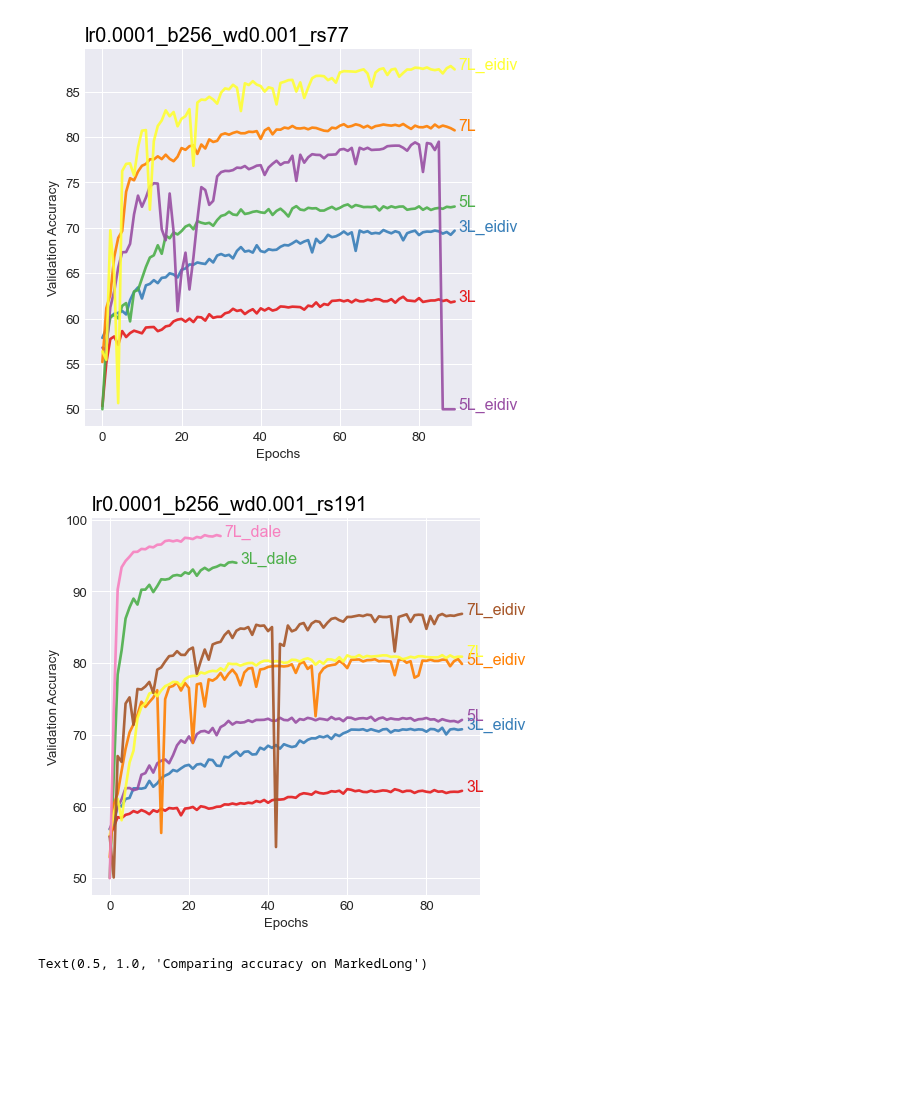
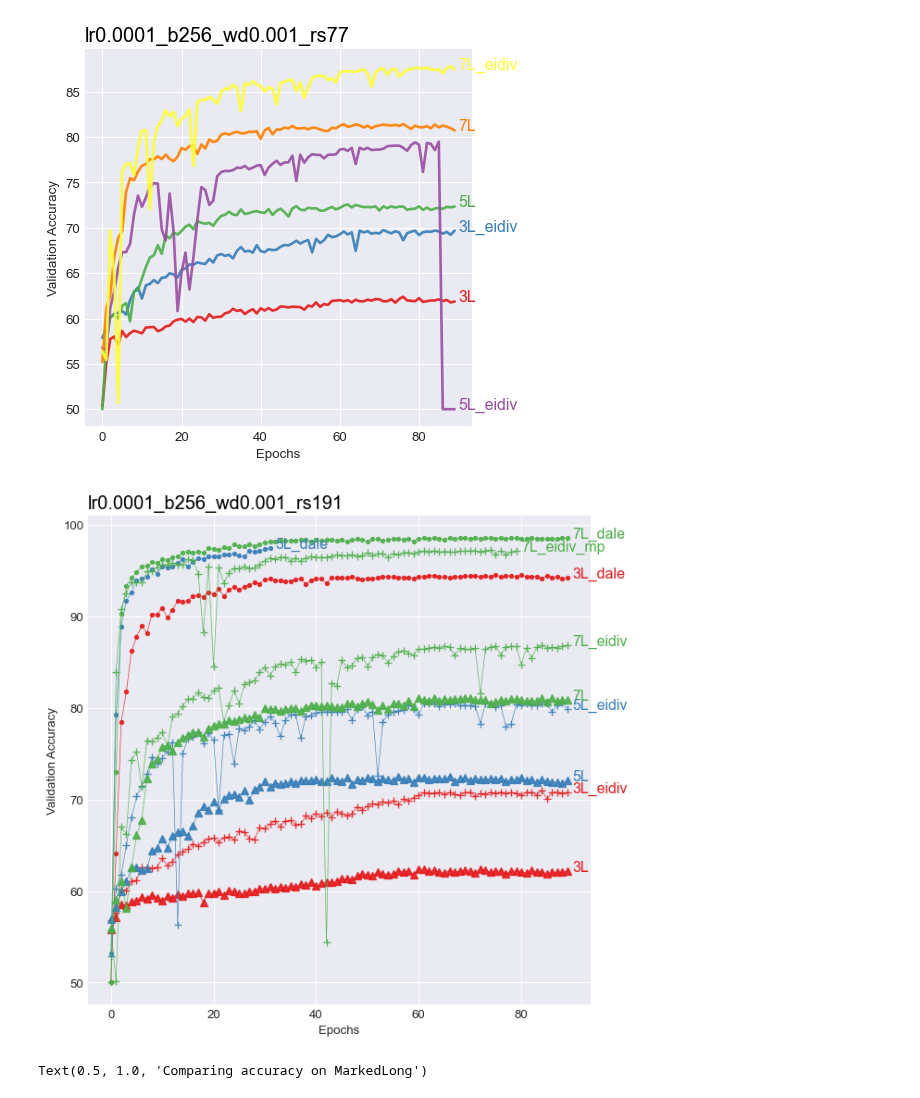
Before and after one commit to hiyuantang/marked_long, a Jupyter notebook: results/vis.ipynb, the cells around one changed output. Cells and saved outputs as stored; diff of their text form; code cells hidden in the pictures; blank space fills up the shorter version.

Commit message:
upload new results and update new vis

```diff
--- a/results/vis.ipynb
+++ b/results/vis.ipynb
@@ -25,12 +25,31 @@ def get_val_results_addtodata(path):
 def vis(acc_list, name_list, title='Validation Accuracy Comparison'):
     plt.style.use('seaborn-darkgrid')
     dpi = 96
-    plt.figure(figsize=(500/dpi, 500/dpi), dpi=dpi)
+    plt.figure(figsize=(700/dpi, 700/dpi), dpi=dpi)
     palette = plt.get_cmap('Set1')
 
     for i in range(len(acc_list)):
-        plt.plot(acc_list[i], marker='', color=palette(i), linewidth=2, alpha=0.9, label=name_list[i])
-        plt.text(len(acc_list[i]), acc_list[i][-1], name_list[i], horizontalalignment='left', size='large', color=palette(i))
+        num = int(name_list[i][0])//2-1
+        if 'eidiv' in name_list[i]:
+            plt.plot(acc_list[i], marker='+',
+                    color=palette(num),
+                    linewidth=0.5, alpha=0.9, label=name_list[i]
+                    )
+        elif 'dale' in name_list[i]:
+            plt.plot(acc_list[i], marker='.',
+                    color=palette(num),
+                    linewidth=0.5, alpha=0.9, label=name_list[i]
+                    )
+        else:
+            plt.plot(acc_list[i], marker='^',
+                    color=palette(num),
+                    linewidth=0.5, alpha=0.9, label=name_list[i]
+                    )
+
+        plt.text(len(acc_list[i]), acc_list[i][-1], name_list[i],
+                horizontalalignment='left', size='large',
+                color=palette(num)
+                )
 
     plt.title(title, loc='left', fontsize=15, fontweight=0, color='black')
     plt.xlabel('Epochs')
@@ -68,8 +87,10 @@ L5_rs191 = get_val_results_addtodata('./rs191/5L.txt')
 L5eidiv_rs191 = get_val_results_addtodata('./rs191/5Leidiv.txt')
 L7_rs191 = get_val_results_addtodata('./rs191/7L.txt')
 L7eidiv_rs191 = get_val_results_addtodata('./rs191/7Leidiv.txt')
+L7eidiv_mp_rs191 = get_val_results_addtodata('./rs191/7Leidiv_maxpool.txt')
 
 L3_dale_rs191 = get_val_results_addtodata('./rs191/3Ldale.txt')
+L5_dale_rs191 = get_val_results_addtodata('./rs191/5Ldale.txt')
 L7_dale_rs191 = get_val_results_addtodata('./rs191/7Ldale.txt')
 # %%
 #get mean from each model
@@ -93,14 +114,14 @@ vis(acc_list, name_list, 'lr0.0001_b256_wd0.001_rs77')
 [figure]
 # %%
 acc_list = np.array([L3_rs191, L3eidiv_rs191, L3_dale_rs191,
-                    L5_rs191, L5eidiv_rs191,
-                    L7_rs191, L7eidiv_rs191, L7_dale_rs191], dtype=object)
+                    L5_rs191, L5eidiv_rs191, L5_dale_rs191,
+                    L7_rs191, L7eidiv_rs191, L7eidiv_mp_rs191, L7_dale_rs191], dtype=object)
 name_list = np.array(['3L', '3L_eidiv', '3L_dale',
-                    '5L', '5L_eidiv',
-                    '7L', '7L_eidiv', '7L_dale'])
+                    '5L', '5L_eidiv', '5L_dale',
+                    '7L', '7L_eidiv', '7L_eidiv_mp', '7L_dale'])
 vis(acc_list, name_list, 'lr0.0001_b256_wd0.001_rs191')
 # %% [output]
-[figure, old version]
+[figure, new version]
 # %%
 dpi = 100
 plt.figure(figsize=(700/dpi, 700/dpi), dpi=dpi)
```
Also changed, not shown: parts of 4 cells of this notebook, 7 other files.
